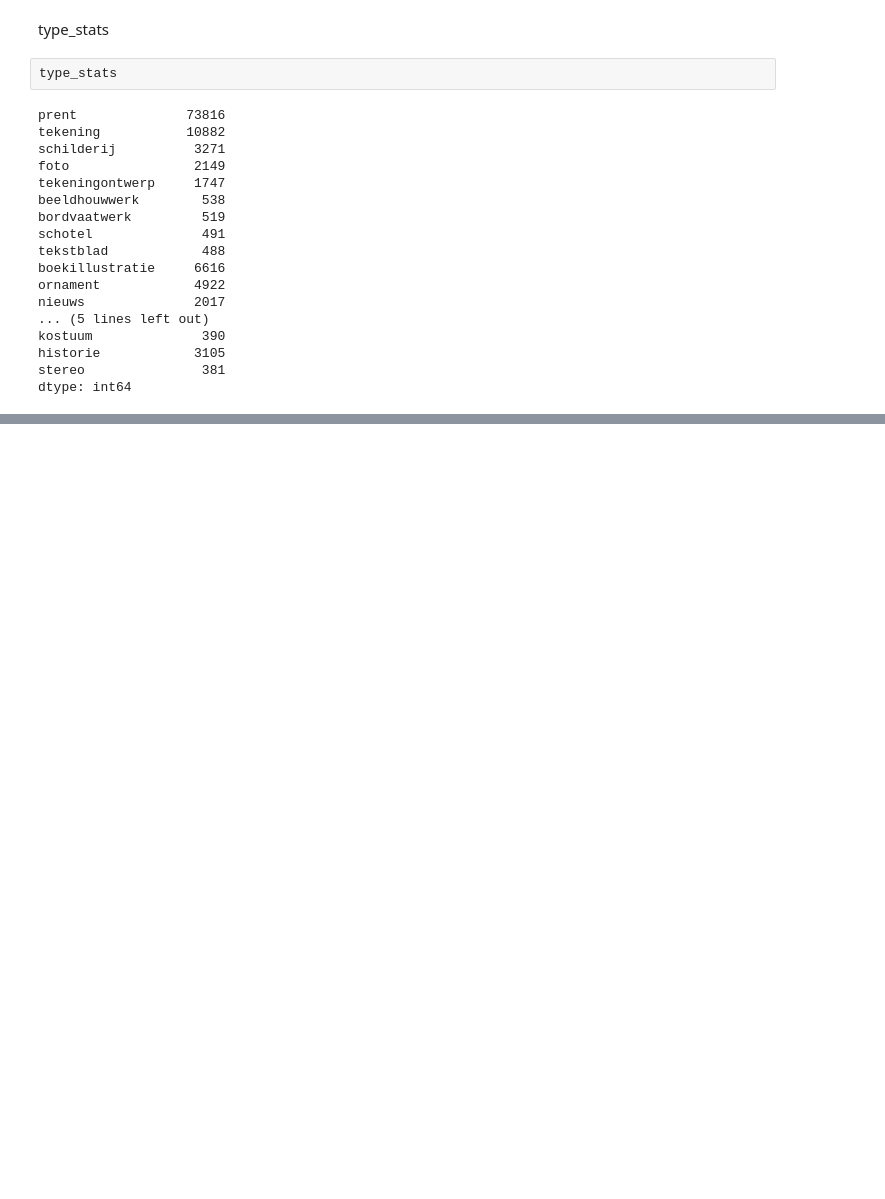
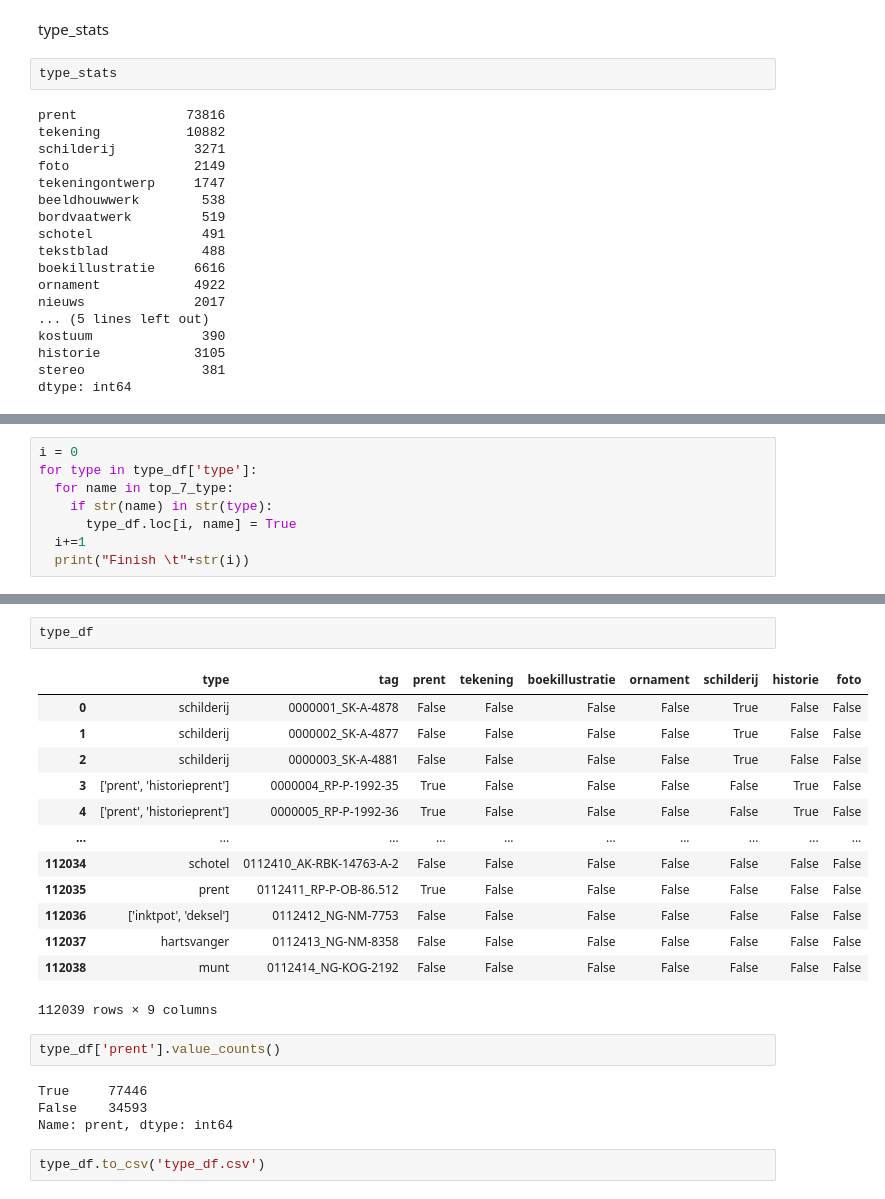
Before and after one commit to XingxinHE/Chief_Curator_Griffin, a Jupyter notebook: 02_Discover_Interesting_Data.ipynb, the cells around one changed output, grey strips where cells are left out. Drawn from its saved outputs; the diff is of its cells as text; blank space fills up the shorter version.

```diff
--- a/02_Discover_Interesting_Data.ipynb
+++ b/02_Discover_Interesting_Data.ipynb
@@ -253,0 +322,8 @@ dtype: int64
+# %%
+i = 0
+for type in type_df['type']:
+  for name in top_7_type:
+    if str(name) in str(type):
+      type_df.loc[i, name] = True
+  i+=1
+  print("Finish \t"+str(i))
@@ -253,0 +348,24 @@ dtype: int64
+# %%
+type_df
+# %% [output]
+|  | type | tag | prent | tekening | boekillustratie | ornament | schilderij | historie | foto |
+| 0 | schilderij | 0000001_SK-A-4878 | False | False | False | False | True | False | False |
+| 1 | schilderij | 0000002_SK-A-4877 | False | False | False | False | True | False | False |
+| 2 | schilderij | 0000003_SK-A-4881 | False | False | False | False | True | False | False |
+| 3 | ['prent', 'historieprent'] | 0000004_RP-P-1992-35 | True | False | False | False | False | True | False |
+| 4 | ['prent', 'historieprent'] | 0000005_RP-P-1992-36 | True | False | False | False | False | True | False |
+| ... | ... | ... | ... | ... | ... | ... | ... | ... | ... |
+| 112034 | schotel | 0112410_AK-RBK-14763-A-2 | False | False | False | False | False | False | False |
+| 112035 | prent | 0112411_RP-P-OB-86.512 | True | False | False | False | False | False | False |
+| 112036 | ['inktpot', 'deksel'] | 0112412_NG-NM-7753 | False | False | False | False | False | False | False |
+| 112037 | hartsvanger | 0112413_NG-NM-8358 | False | False | False | False | False | False | False |
+| 112038 | munt | 0112414_NG-KOG-2192 | False | False | False | False | False | False | False |
+112039 rows × 9 columns
+# %%
+type_df['prent'].value_counts()
+# %% [output]
+True     77446
+False    34593
+Name: prent, dtype: int64
+# %%
+type_df.to_csv('type_df.csv')
```
Also changed, not shown: parts of 11 cells of this notebook.
